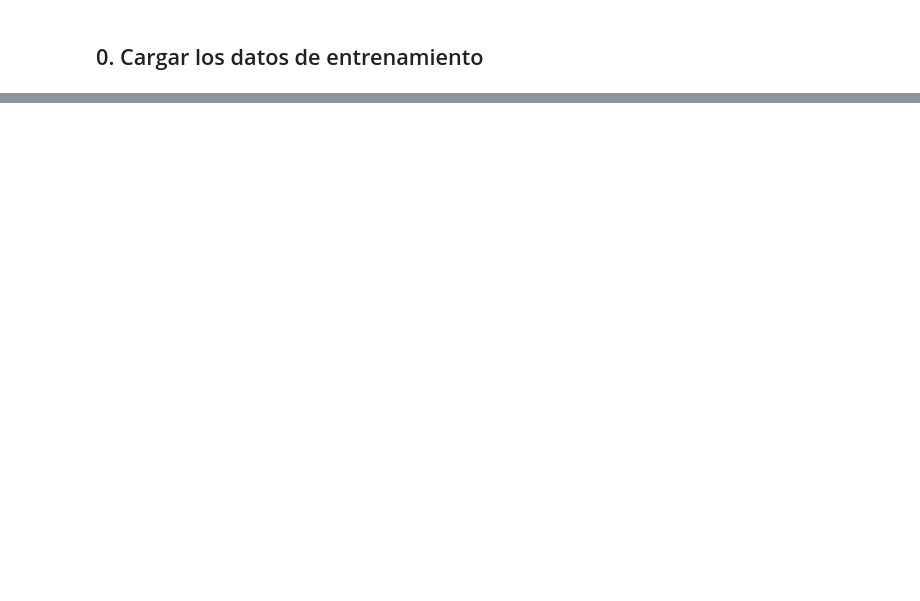
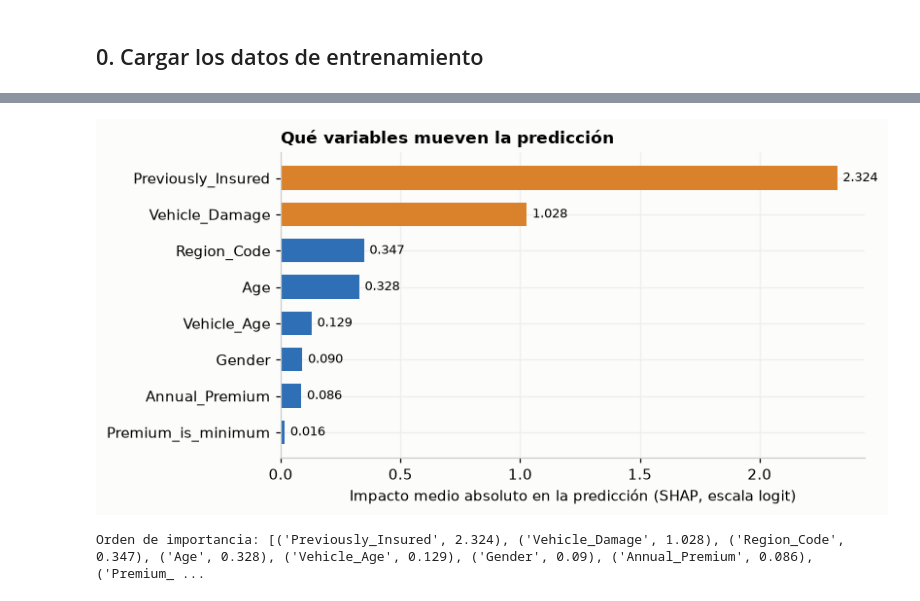
Before and after one commit to andiryospina/proyecto_venta_cruzada_seguro, a Jupyter notebook: notebooks/07_validacion_interpretacion.ipynb, the cells around one changed output, grey strips where cells are left out. Cells and saved outputs as stored; diff of their text form; code cells hidden in the pictures; blank space fills up the shorter version.

```diff
--- a/notebooks/07_validacion_interpretacion.ipynb
+++ b/notebooks/07_validacion_interpretacion.ipynb
@@ -191,0 +273,38 @@ else:
+# %%
+import shap
+
+lgbm_pipeline = modelo_final.calibrated_classifiers_[0].estimator if DECISIONES["calibrar"] else modelo_final
+features = lgbm_pipeline.named_steps["features"]
+booster = lgbm_pipeline.named_steps["model"]
+names = list(features.get_feature_names_out())
+
+sample = X_test.sample(4000, random_state=0)
+Z = features.transform(sample)
+Z = Z.toarray() if hasattr(Z, "toarray") else np.asarray(Z)
+explainer = shap.TreeExplainer(booster)
+sv = explainer.shap_values(Z)
+sv = sv[1] if isinstance(sv, list) else sv
+sv = np.asarray(sv)
+if sv.ndim == 3:
+    sv = sv[:, :, 1]
+
+# se agrupan las columnas de una misma variable original (por ejemplo, todas las regiones)
+def original(name):
+    for base in ("Region_Code", "Gender"):
+        if name.startswith(base):
+            return base
+    return name
+
+imp = pd.Series(np.abs(sv).mean(axis=0), index=names).groupby(original).sum().sort_values()
+fig, ax = plt.subplots(figsize=(7.5, 3.8))
+ax.barh(imp.index, imp.to_numpy(), color=[ORANGE if v > imp.max() * 0.15 else BLUE for v in imp], height=0.65)
+for i, v in enumerate(imp):
+    ax.text(v + imp.max() * 0.01, i, f"{v:.3f}", va="center", fontsize=8.5)
+ax.set_xlabel("Impacto medio absoluto en la predicción (SHAP, escala logit)")
+ax.set_title("Qué variables mueven la predicción")
+plt.tight_layout()
+plt.show()
+print("Orden de importancia:", list(imp.sort_values(ascending=False).round(3).items()))
+# %% [output]
+[figure, added]
+Orden de importancia: [('Previously_Insured', 2.324), ('Vehicle_Damage', 1.028), ('Region_Code', 0.347), ('Age', 0.328), ('Vehicle_Age', 0.129), ('Gender', 0.09), ('Annual_Premium', 0.086), ('Premium_ ...
```
Also changed, not shown: parts of 40 cells of this notebook, 14 other files.
